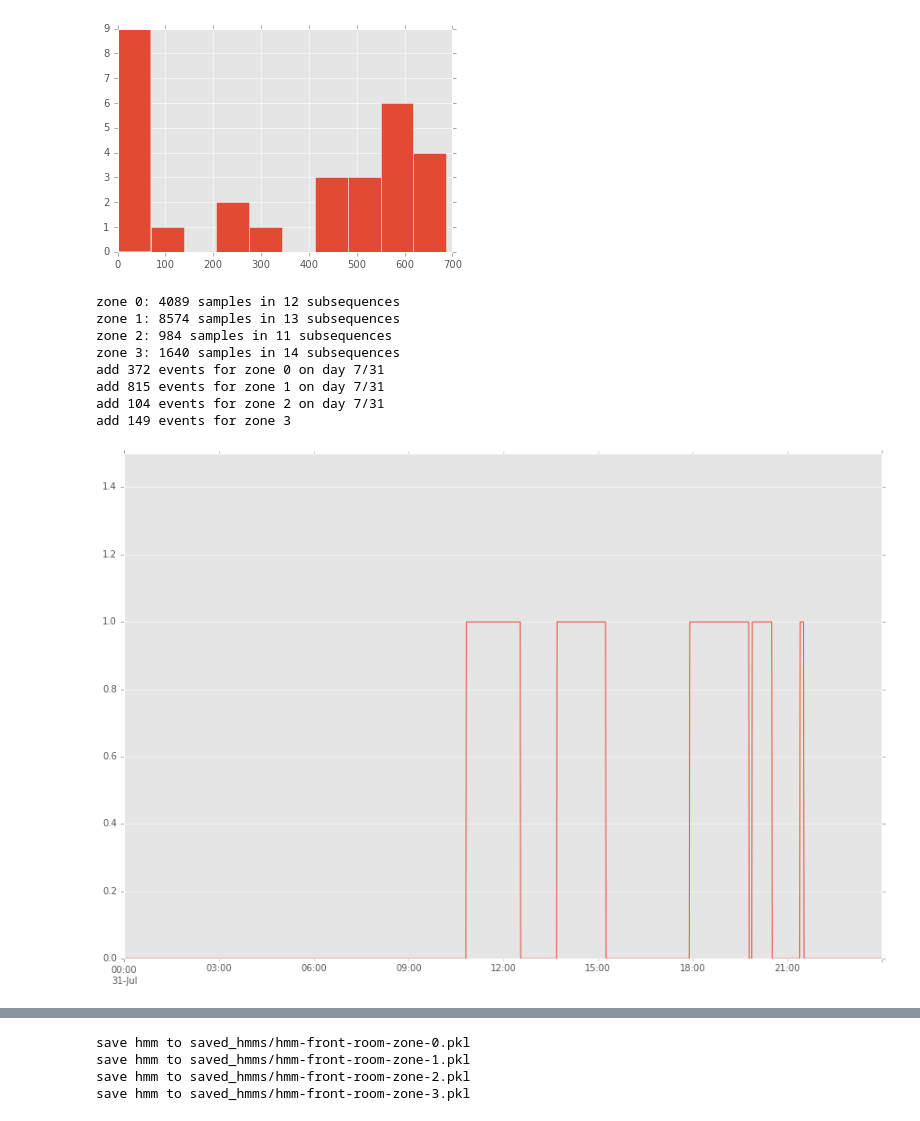
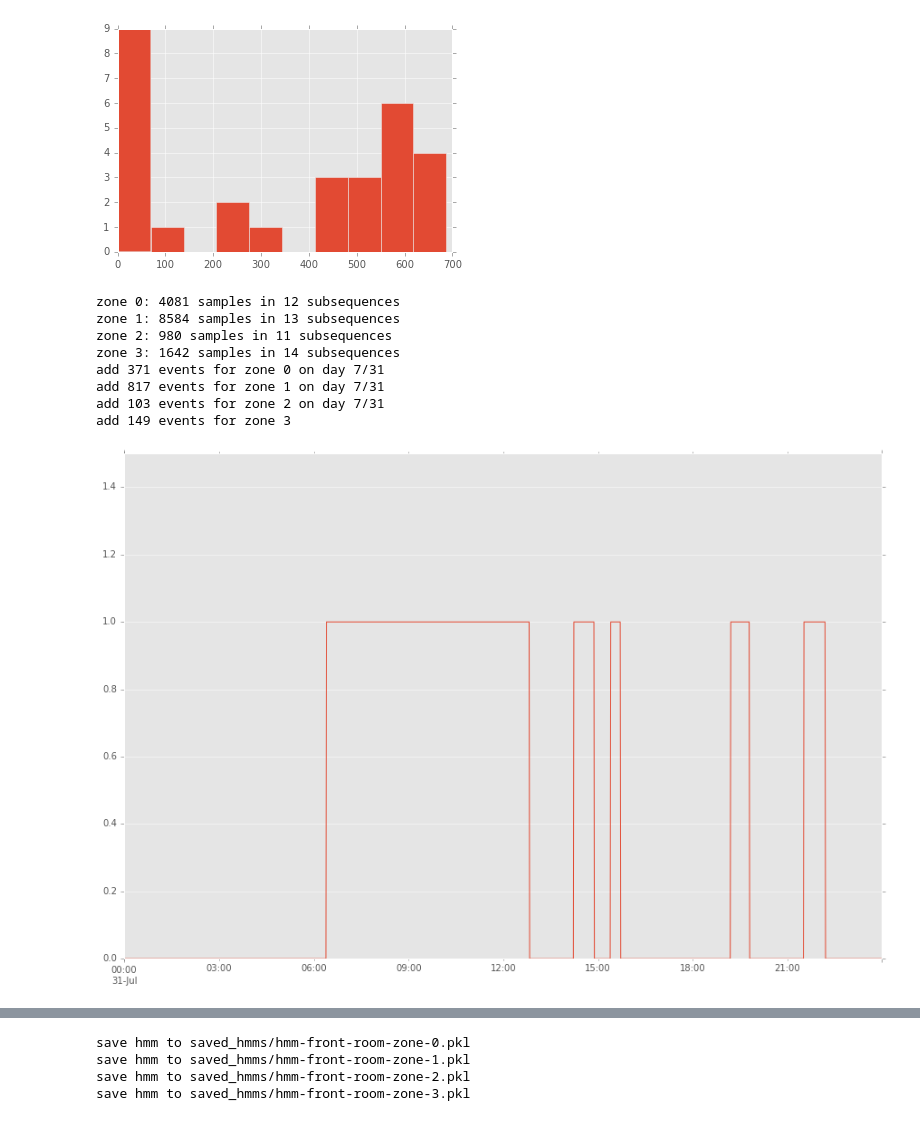
Before and after one commit to mpi-sws-rse/thingflow-examples, a Jupyter notebook: lighting_replay_app/analysis/lux-analysis-front-room.ipynb, the cells around one changed output, grey strips where cells are left out. Saved outputs shown, nothing was run; the diff lists cells and outputs as text; code cells hidden in the pictures.

```diff
--- a/lighting_replay_app/analysis/lux-analysis-front-room.ipynb
+++ b/lighting_replay_app/analysis/lux-analysis-front-room.ipynb
@@ -235,9 +235,9 @@ import numpy as np
 from numpy import float64
 import datetime
 from lux_analysis import time_of_day_to_zone, dt_to_minutes, NUM_ZONES, get_sunrise_sunset
-SUNRISE = 352 # time in minutes since midnight on July 2 (5:52 am)
-SUNSET = 1233 # time in minutes since midnight on July 2 (8:33 pm)
-(sunrise, sunset) = get_sunrise_sunset(7, 2)
+SUNRISE = 351 # time in minutes since midnight on July 2 (5:52 am)
+SUNSET = 1232 # time in minutes since midnight on July 2 (8:33 pm)
+(sunrise, sunset) = get_sunrise_sunset(2016, 7, 2)
 assert SUNRISE==sunrise
 assert SUNSET==sunset
 
@@ -321,42 +321,42 @@ def predict_hmm_by_zone(dt_series):
     last_zone = None
     last_cnt = None
     for dt in dt_series:
-        (sunrise, sunset) = get_sunrise_sunset(dt.month, dt.day)
+        (sunrise, sunset) = get_sunrise_sunset(dt.year, dt.month, dt.day)
         zone = time_of_day_to_zone(dt_to_minutes(dt), sunrise, sunset)
         if zone != last_zone:
             if last_cnt is not None:
                 print("add %d events for zone %d on day %d/%d" % (last_cnt, last_zone, dt.month, dt.day))
                 (samples, states) = hmm_by_zone[last_zone].sample(last_cnt)
                 predictions.extend([x[0] for x in samples])
             last_cnt = 1
         else:
             last_cnt += 1
         last_zone = zone
     if last_zone is not None:
         print("add %d events for zone %d" % (last_cnt, last_zone))
         (samples, states) = hmm_by_zone[last_zone].sample(last_cnt)
         predictions.extend([x[0] for x in samples])
     assert len(predictions)==len(dt_series)
     return pd.Series(predictions, index=dt_series)
 
 # generate some perdictions for July 31, 2016
 predict_dts_short = [datetime.datetime(year=2016, month=7, day=31, hour=h, minute=m)
                      for (h, m) in [(h, m) for h in range(0, 24) for m in range(0, 60)]]
 short_predictions = predict_hmm_by_zone(predict_dts_short)
 def plot(predictions):
     predictions.plot(figsize=(15,10))
     pylab.ylim([0, 1.5])
 plot(short_predictions)
 # %% [output]
-zone 0: 4089 samples in 12 subsequences
-zone 1: 8574 samples in 13 subsequences
-zone 2: 984 samples in 11 subsequences
-zone 3: 1640 samples in 14 subsequences
-add 372 events for zone 0 on day 7/31
-add 815 events for zone 1 on day 7/31
-add 104 events for zone 2 on day 7/31
+zone 0: 4081 samples in 12 subsequences
+zone 1: 8584 samples in 13 subsequences
+zone 2: 980 samples in 11 subsequences
+zone 3: 1642 samples in 14 subsequences
+add 371 events for zone 0 on day 7/31
+add 817 events for zone 1 on day 7/31
+add 103 events for zone 2 on day 7/31
 add 149 events for zone 3
-[figure, old version]
+[figure, new version]
 # %%
 # Now, let's look at some predictions over a week
 predict_dts_long = [datetime.datetime(year=2016, month=8, day=d, hour=h, minute=m)
```
Also changed, not shown: parts of 5 cells of this notebook, 7 other files.
